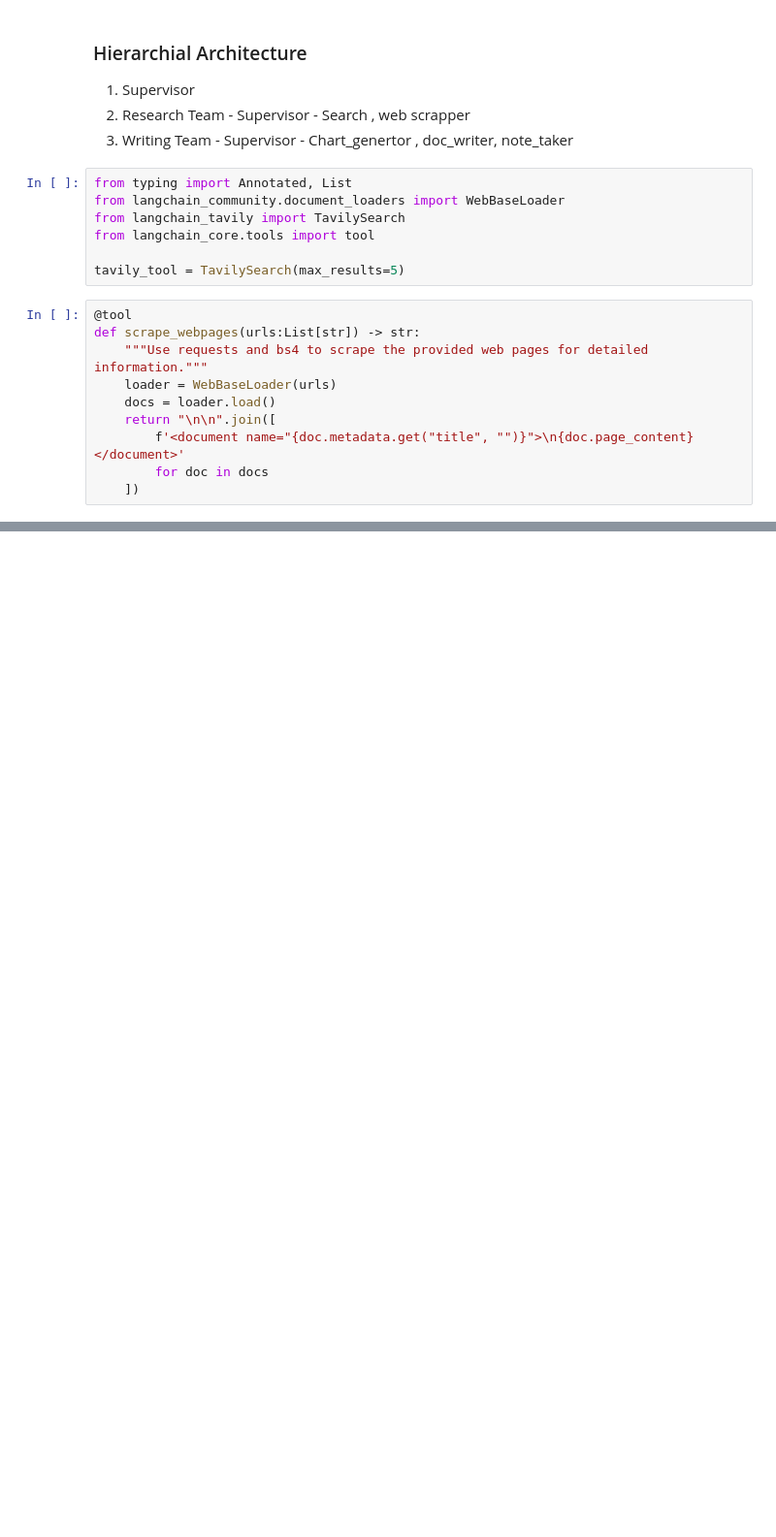
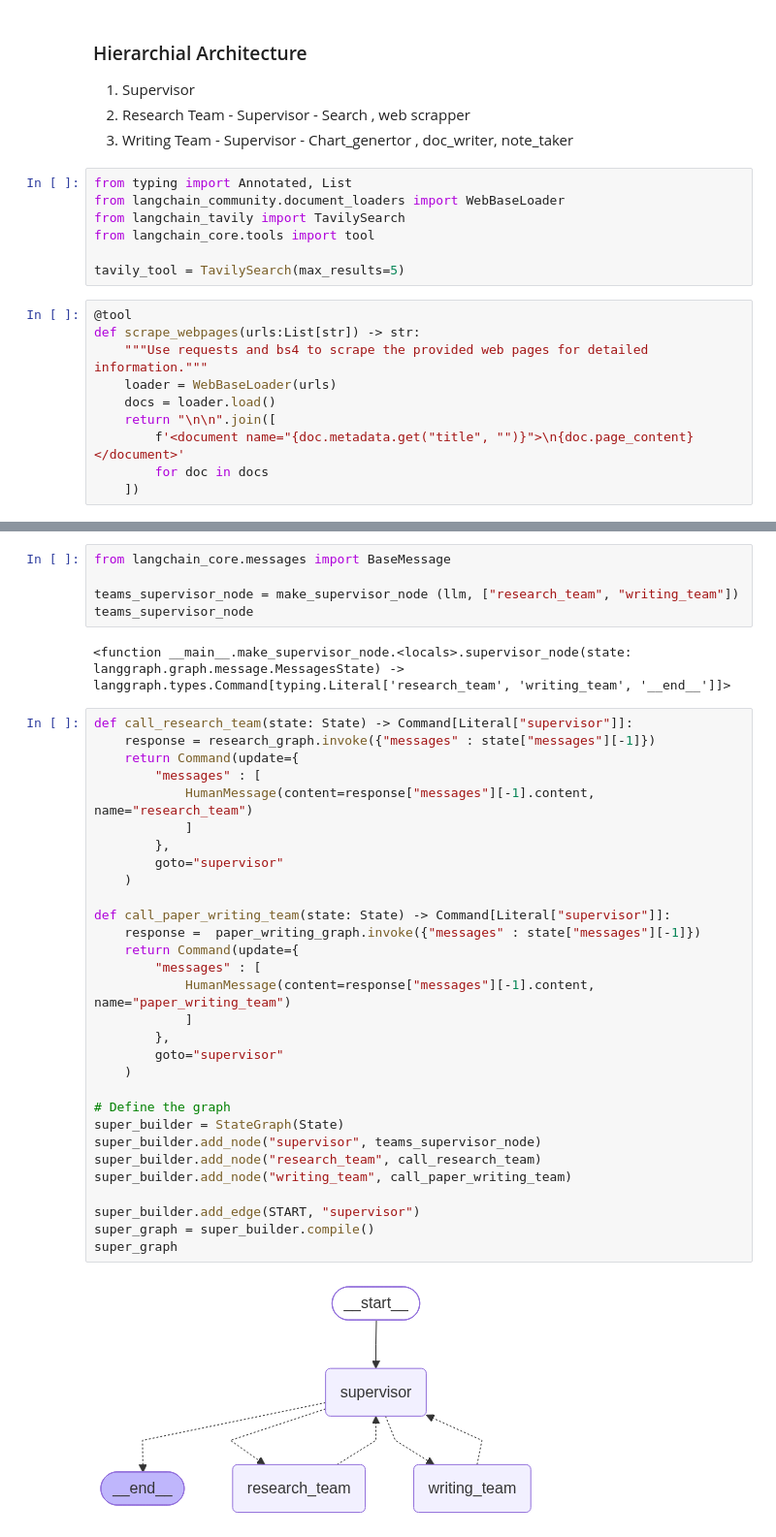
Before and after one commit to navdeep-projects/AIProjects, a Jupyter notebook: 2-HeathcareAgent/6-MultiAgentRag.ipynb, the cells around one changed output, grey strips where cells are left out. Shown at 97% size. Saved outputs shown, nothing was run; the diff lists cells and outputs as text; blank space fills up the shorter version.

```diff
--- a/2-HeathcareAgent/6-MultiAgentRag.ipynb
+++ b/2-HeathcareAgent/6-MultiAgentRag.ipynb
@@ -332,0 +567,39 @@ def create_outline(
+# %%
+from langchain_core.messages import BaseMessage
+
+teams_supervisor_node = make_supervisor_node (llm, ["research_team", "writing_team"])
+teams_supervisor_node
+# %% [output]
+<function __main__.make_supervisor_node.<locals>.supervisor_node(state: langgraph.graph.message.MessagesState) -> langgraph.types.Command[typing.Literal['research_team', 'writing_team', '__end__']]>
+# %%
+def call_research_team(state: State) -> Command[Literal["supervisor"]]:
+    response = research_graph.invoke({"messages" : state["messages"][-1]})
+    return Command(update={
+        "messages" : [
+            HumanMessage(content=response["messages"][-1].content, name="research_team")
+            ]
+        },
+        goto="supervisor"
+    )
+
+def call_paper_writing_team(state: State) -> Command[Literal["supervisor"]]:
+    response =  paper_writing_graph.invoke({"messages" : state["messages"][-1]})
+    return Command(update={
+        "messages" : [
+            HumanMessage(content=response["messages"][-1].content, name="paper_writing_team")
+            ]
+        },
+        goto="supervisor"
+    )
+
+# Define the graph
+super_builder = StateGraph(State)
+super_builder.add_node("supervisor", teams_supervisor_node)
+super_builder.add_node("research_team", call_research_team)
+super_builder.add_node("writing_team", call_paper_writing_team)
+
+super_builder.add_edge(START, "supervisor")
+super_graph = super_builder.compile()
+super_graph
+# %% [output]
+[figure, added]
```
Also changed, not shown: parts of 13 cells of this notebook.
